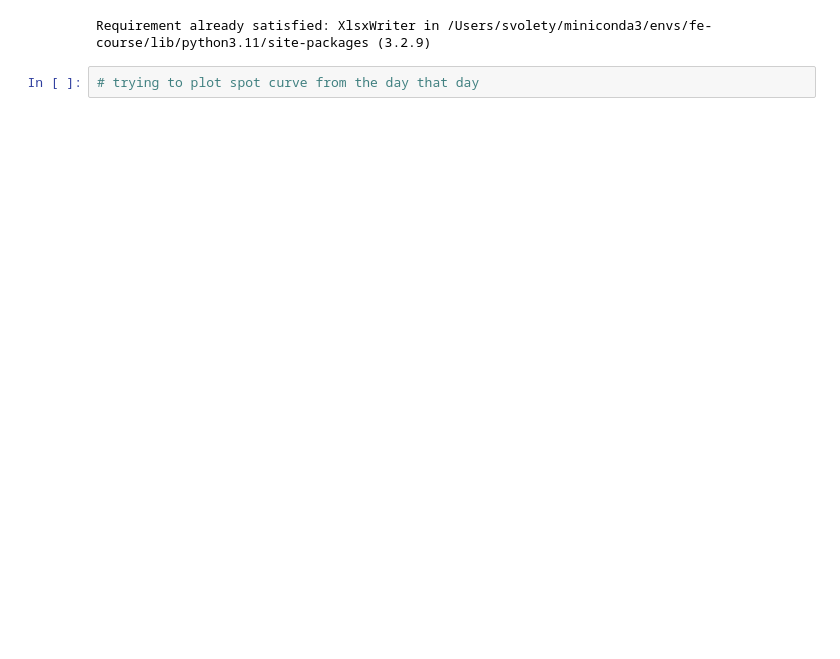
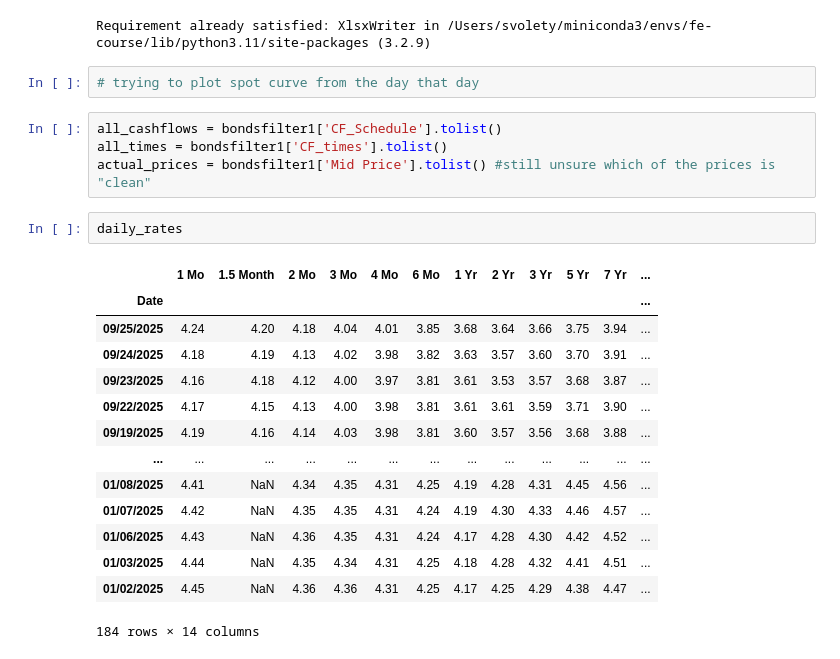
Before and after one commit to ShreyaVolety/valuations_mini02, a Jupyter notebook: valuationsproject.ipynb, the cells around one changed output. Cells and saved outputs as stored; diff of their text form; blank space fills up the shorter version.

```diff
--- a/valuationsproject.ipynb
+++ b/valuationsproject.ipynb
@@ -401,6 +402,27 @@ with pd.ExcelWriter('final_results.xlsx', engine='xlsxwriter') as writer:
 Requirement already satisfied: XlsxWriter in /Users/svolety/miniconda3/envs/fe-course/lib/python3.11/site-packages (3.2.9)
 # %%
 # trying to plot spot curve from the day that day
+# %%
+all_cashflows = bondsfilter1['CF_Schedule'].tolist()
+all_times = bondsfilter1['CF_times'].tolist()
+actual_prices = bondsfilter1['Mid Price'].tolist() #still unsure which of the prices is "clean"
+# %%
+daily_rates
+# %% [output]
+|  | 1 Mo | 1.5 Month | 2 Mo | 3 Mo | 4 Mo | 6 Mo | 1 Yr | 2 Yr | 3 Yr | 5 Yr | 7 Yr | ... |
+| Date |  |  |  |  |  |  |  |  |  |  |  | ... |
+| 09/25/2025 | 4.24 | 4.20 | 4.18 | 4.04 | 4.01 | 3.85 | 3.68 | 3.64 | 3.66 | 3.75 | 3.94 | ... |
+| 09/24/2025 | 4.18 | 4.19 | 4.13 | 4.02 | 3.98 | 3.82 | 3.63 | 3.57 | 3.60 | 3.70 | 3.91 | ... |
+| 09/23/2025 | 4.16 | 4.18 | 4.12 | 4.00 | 3.97 | 3.81 | 3.61 | 3.53 | 3.57 | 3.68 | 3.87 | ... |
+| 09/22/2025 | 4.17 | 4.15 | 4.13 | 4.00 | 3.98 | 3.81 | 3.61 | 3.61 | 3.59 | 3.71 | 3.90 | ... |
+| 09/19/2025 | 4.19 | 4.16 | 4.14 | 4.03 | 3.98 | 3.81 | 3.60 | 3.57 | 3.56 | 3.68 | 3.88 | ... |
+| ... | ... | ... | ... | ... | ... | ... | ... | ... | ... | ... | ... | ... |
+| 01/08/2025 | 4.41 | NaN | 4.34 | 4.35 | 4.31 | 4.25 | 4.19 | 4.28 | 4.31 | 4.45 | 4.56 | ... |
+| 01/07/2025 | 4.42 | NaN | 4.35 | 4.35 | 4.31 | 4.24 | 4.19 | 4.30 | 4.33 | 4.46 | 4.57 | ... |
+| 01/06/2025 | 4.43 | NaN | 4.36 | 4.35 | 4.31 | 4.24 | 4.17 | 4.28 | 4.30 | 4.42 | 4.52 | ... |
+| 01/03/2025 | 4.44 | NaN | 4.35 | 4.34 | 4.31 | 4.25 | 4.18 | 4.28 | 4.32 | 4.41 | 4.51 | ... |
+| 01/02/2025 | 4.45 | NaN | 4.36 | 4.36 | 4.31 | 4.25 | 4.17 | 4.25 | 4.29 | 4.38 | 4.47 | ... |
+184 rows × 14 columns
 # %%
 import numpy as np
 import pandas as pd
```
Also changed, not shown: parts of 4 cells of this notebook.
